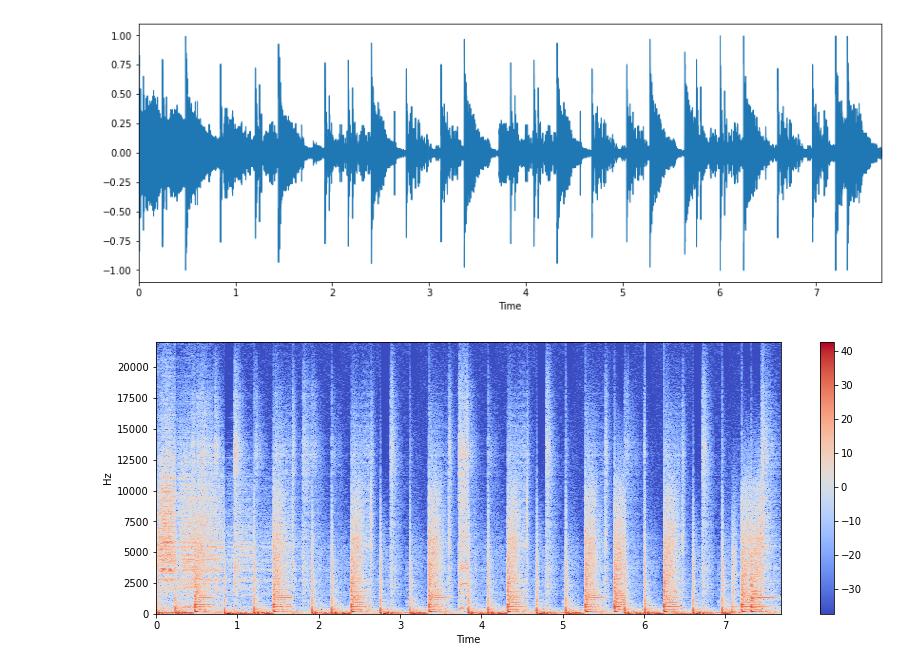
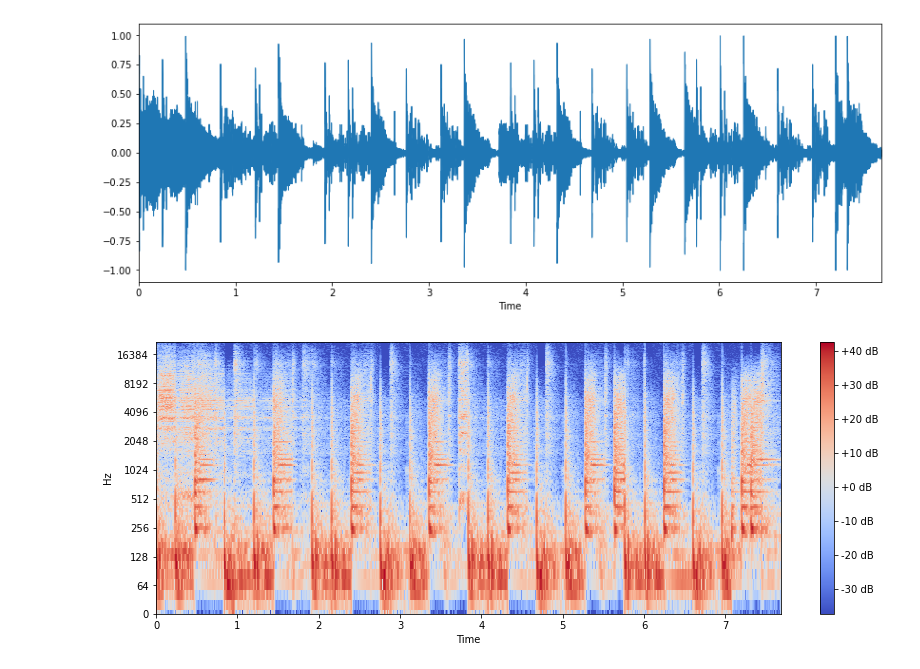
Before and after one commit to r-aax/wav-inspect, a Jupyter notebook: src/AI_test_Noise.ipynb, the cells around one changed output. Drawn from its saved outputs; the diff is of its cells as text; code cells hidden in the pictures.

```diff
--- a/src/AI_test_Noise.ipynb
+++ b/src/AI_test_Noise.ipynb
@@ -55,11 +61,16 @@ plt.show()
 # %% [output]
 [figure]
 # %%
-X = librosa.stft(data)
+X = librosa.stft(data) # преобразует данные в кратковременное преобразование Фурье
 Xdb = librosa.amplitude_to_db(abs(X))
+
 plt.figure(figsize=(14, 5))
-librosa.display.specshow(Xdb, sr=sr, x_axis='time', y_axis='hz')
-plt.colorbar()
+
+# librosa.display.specshow(Xdb, sr=sr, x_axis='time', y_axis='hz')
+
+librosa.display.specshow(Xdb, sr=sr, x_axis='time', y_axis='log') # преобразовать ось частот в логарифмическую
+
+plt.colorbar(format='%+02.0f dB')
 plt.show()
 # %% [output]
-[figure, old version]
+[figure, new version]
```
Also changed, not shown: parts of 17 cells of this notebook.
